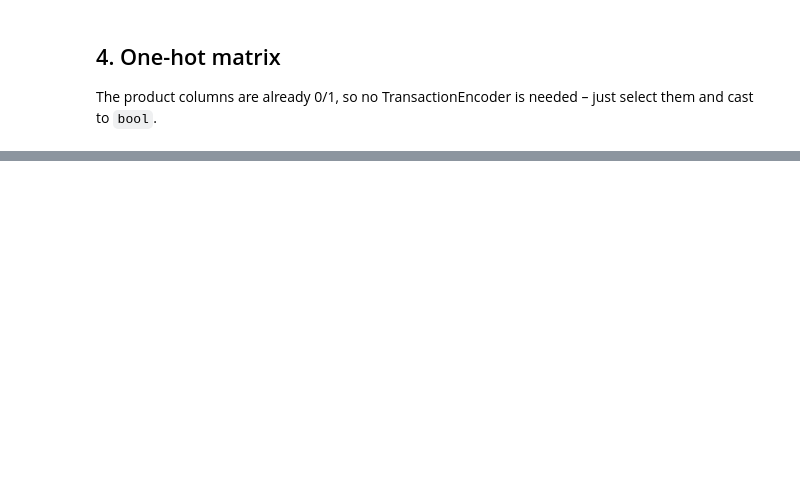
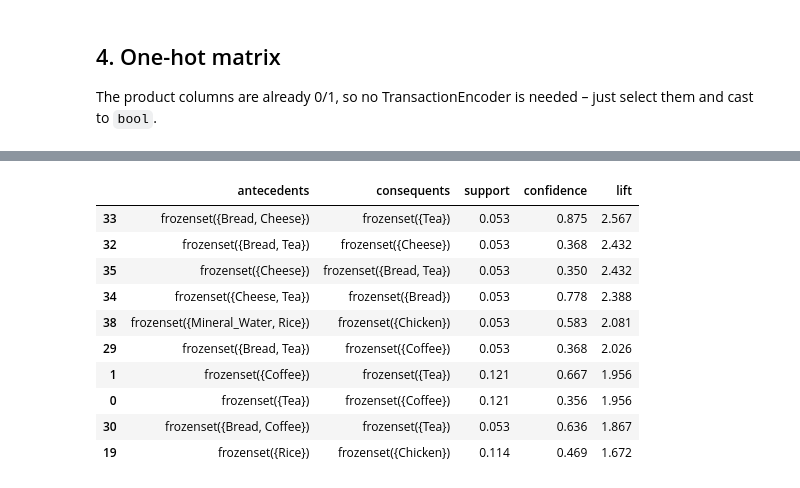
Before and after one commit to marennodenes/Business-Intelligence, a Jupyter notebook: week3_marketingAnalysis/analysis.ipynb, the cells around one changed output, grey strips where cells are left out. Saved outputs shown, nothing was run; the diff lists cells and outputs as text; code cells hidden in the pictures; blank space fills up the shorter version.

```diff
--- a/week3_marketingAnalysis/analysis.ipynb
+++ b/week3_marketingAnalysis/analysis.ipynb
@@ -155,0 +186,15 @@ _Instructor's suggestion:_ number of rules per confidence threshold for each gro
+# %%
+# Top rules – Baseline
+rules_b[["antecedents", "consequents", "support", "confidence", "lift"]].head(10).round(3)
+# %% [output]
+|  | antecedents | consequents | support | confidence | lift |
+| 33 | frozenset({Bread, Cheese}) | frozenset({Tea}) | 0.053 | 0.875 | 2.567 |
+| 32 | frozenset({Bread, Tea}) | frozenset({Cheese}) | 0.053 | 0.368 | 2.432 |
+| 35 | frozenset({Cheese}) | frozenset({Bread, Tea}) | 0.053 | 0.350 | 2.432 |
+| 34 | frozenset({Cheese, Tea}) | frozenset({Bread}) | 0.053 | 0.778 | 2.388 |
+| 38 | frozenset({Mineral_Water, Rice}) | frozenset({Chicken}) | 0.053 | 0.583 | 2.081 |
+| 29 | frozenset({Bread, Tea}) | frozenset({Coffee}) | 0.053 | 0.368 | 2.026 |
+| 1 | frozenset({Coffee}) | frozenset({Tea}) | 0.121 | 0.667 | 1.956 |
+| 0 | frozenset({Tea}) | frozenset({Coffee}) | 0.121 | 0.356 | 1.956 |
+| 30 | frozenset({Bread, Coffee}) | frozenset({Tea}) | 0.053 | 0.636 | 1.867 |
+| 19 | frozenset({Rice}) | frozenset({Chicken}) | 0.114 | 0.469 | 1.672 |
```
Also changed, not shown: parts of 23 cells of this notebook, 4 other files.
